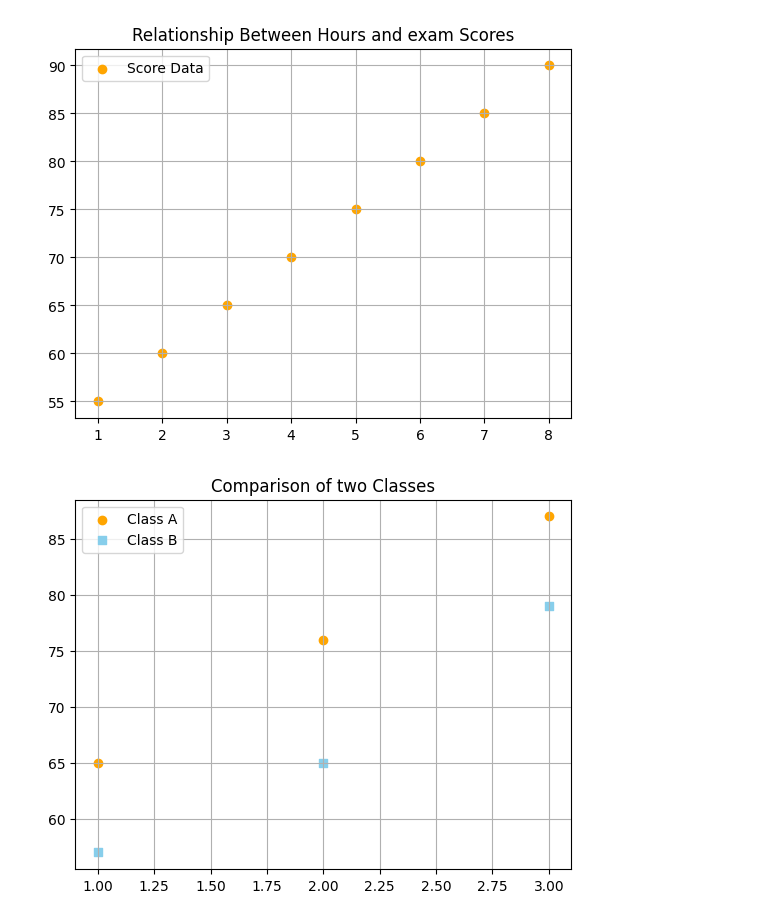
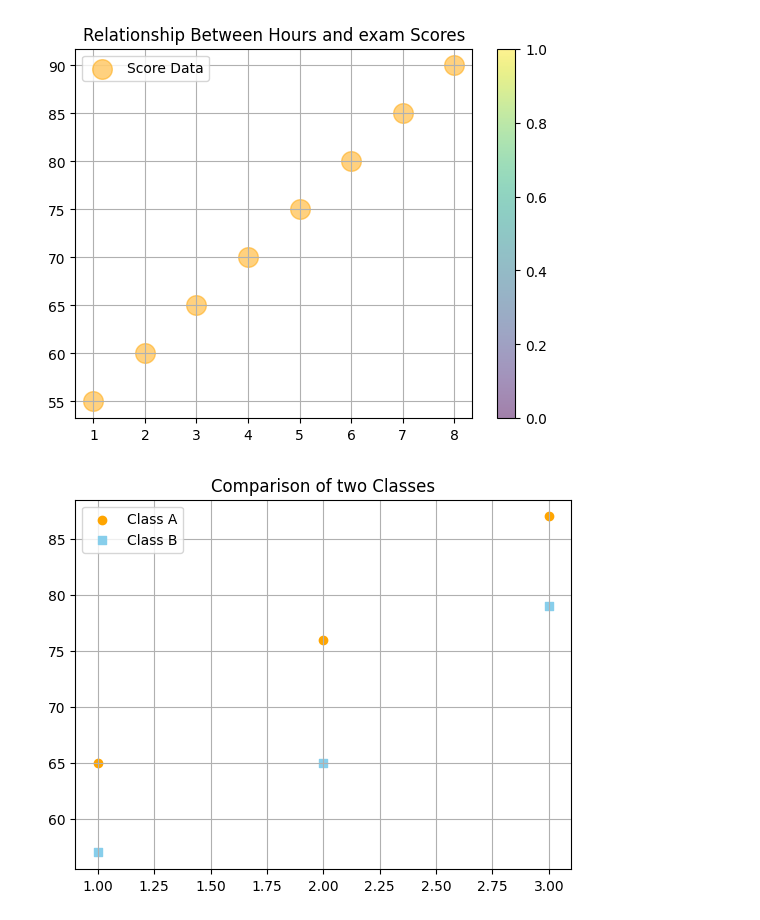
Before and after one commit to Akshay-Dharmik7/Matplotlib-Tutorial, a Jupyter notebook: 05_scatter_plot.ipynb, the cells around one changed output. Saved outputs shown, nothing was run; the diff lists cells and outputs as text; code cells hidden in the pictures.

```diff
--- a/05_scatter_plot.ipynb
+++ b/05_scatter_plot.ipynb
@@ -1,19 +1,22 @@
 # %%
 # plt.scatter(x-axis_value, y-axis_value, color = "color_name", marker = "marker symbol", label = "label_name")
 import matplotlib.pyplot as plt
 
 Hours = [1, 2, 3, 4, 5, 6, 7, 8]
 Scores = [55, 60, 65, 70, 75, 80, 85, 90]
 
-plt.scatter(Hours, Scores, color = "orange", marker= "o", label = "Score Data")
+plt.scatter(Hours, Scores, color = "orange", s = 200, marker= "o", label = "Score Data", alpha = 0.5, cmap= "nipy_spectral")
+
 plt.title("Relationship Between Hours and exam Scores")
 plt.xlabel = "Hours Studied"
 plt.ylabel = "Exam Scores"
 plt.legend()
 plt.grid(True)
+plt.colorbar()
+
 plt.show()
 # %% [output]
-[figure, old version]
+[figure, new version]
 # %%
 import matplotlib.pyplot as plt
 
```
Also changed, not shown: 11 other files.
